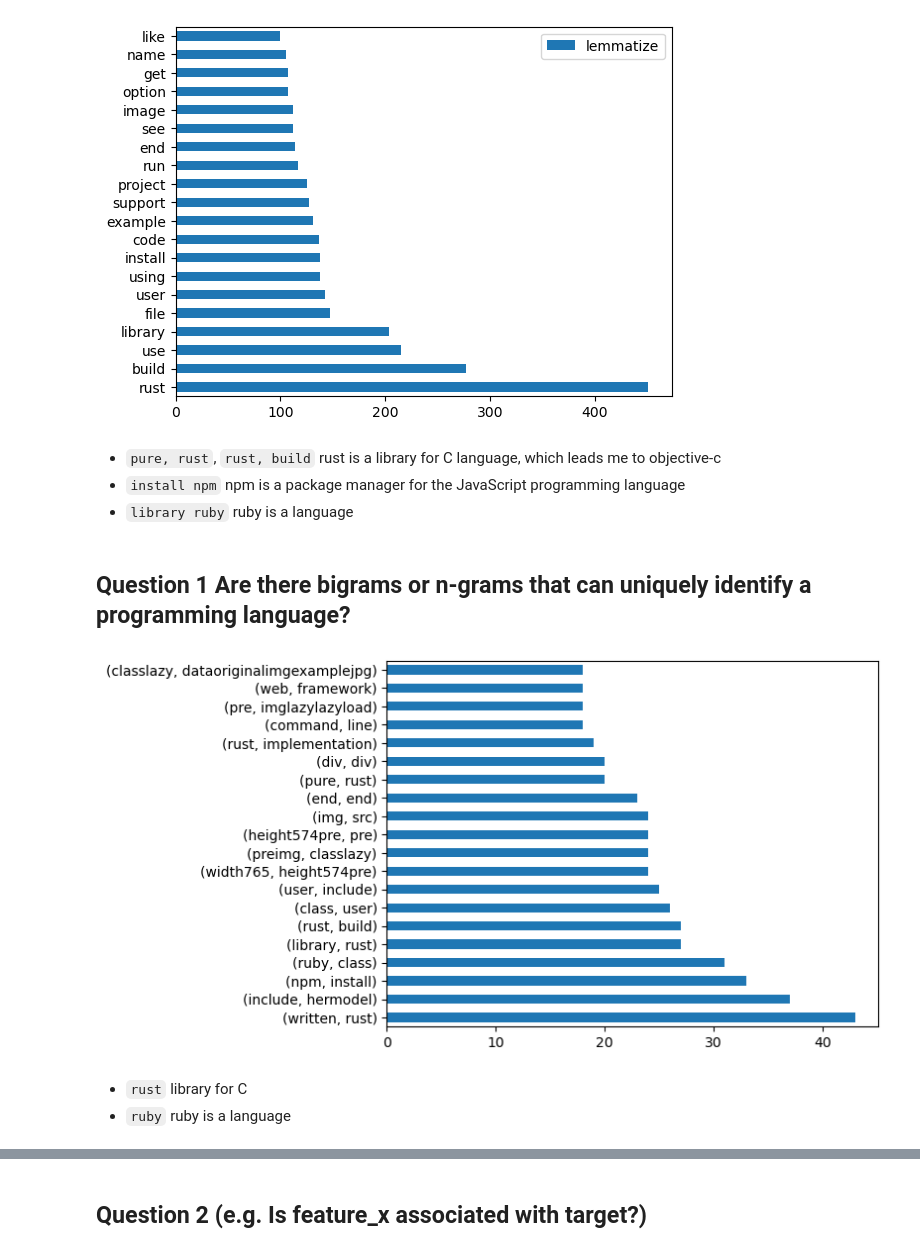
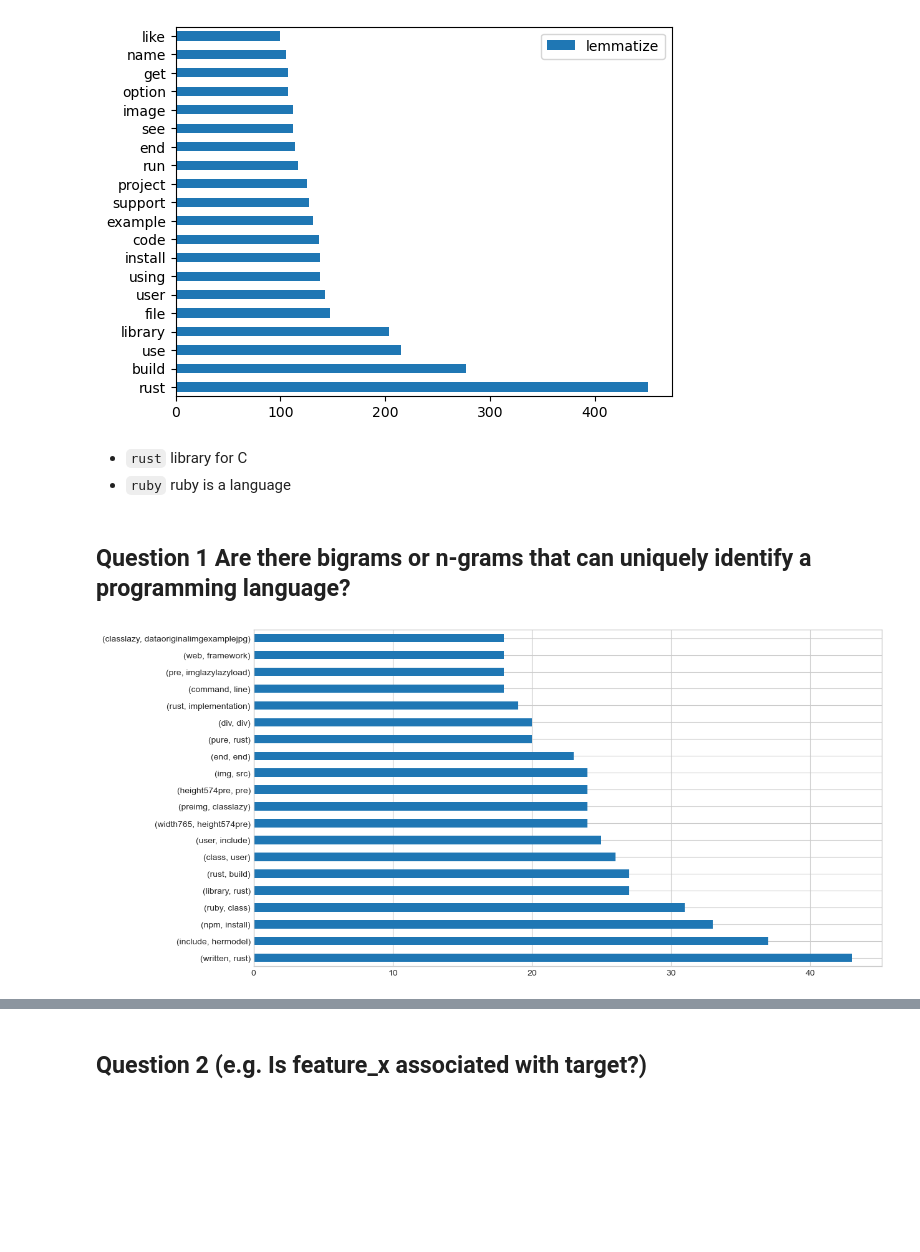
Before and after one commit to Keila-Camarillo/nlp_most_starred_repos, a Jupyter notebook: keila_explore.ipynb, the cells around one changed output, grey strips where cells are left out. Cells and saved outputs as stored; diff of their text form; code cells hidden in the pictures; blank space fills up the shorter version.

```diff
--- a/keila_explore.ipynb
+++ b/keila_explore.ipynb
@@ -141,18 +145,13 @@ word_counts
 word_counts.sort_values("lemmatize", ascending=False)[["lemmatize"]].head(20).plot.barh();
 # %% [output]
 [figure]
-# %% [markdown]
-* `pure, rust`, `rust, build` rust is a library for C language, which leads me to objective-c
-* `install npm` npm is a package manager for the JavaScript programming language
-* `library ruby` ruby is a language
+# %% [markdown]
+* `rust` library for C
+* `ruby` ruby is a language
 # %% [markdown]
 ## Question 1 Are there bigrams or n-grams that can uniquely identify a programming language?
 # %%
 # Visualize Example: # get a regplot of squarefeet vs property_value on train
-
-ke.make_ngram(git_lem_words, 2).head(20).plot.barh();
+e.make_ngram(git_lem_words, 2).head(20).plot.barh();
 # %% [output]
-[figure, old version]
+[figure, new version]
-# %% [markdown]
-* `rust` library for C
-* `ruby` ruby is a language
```
Also changed, not shown: parts of 37 cells of this notebook, 2 other files.
